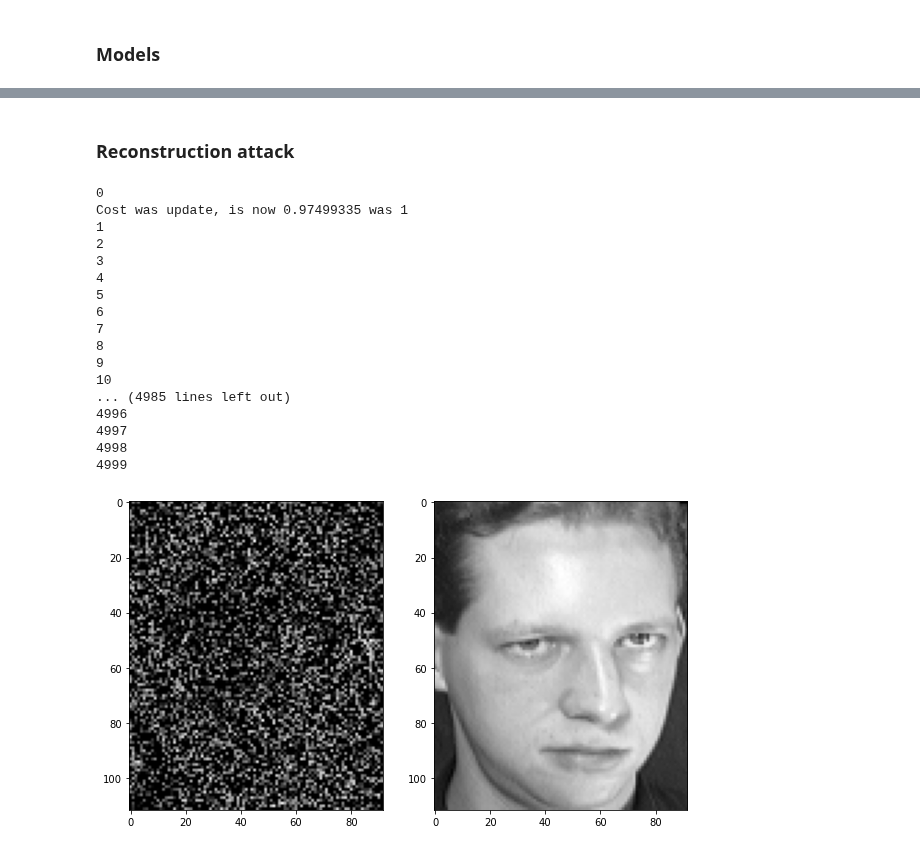
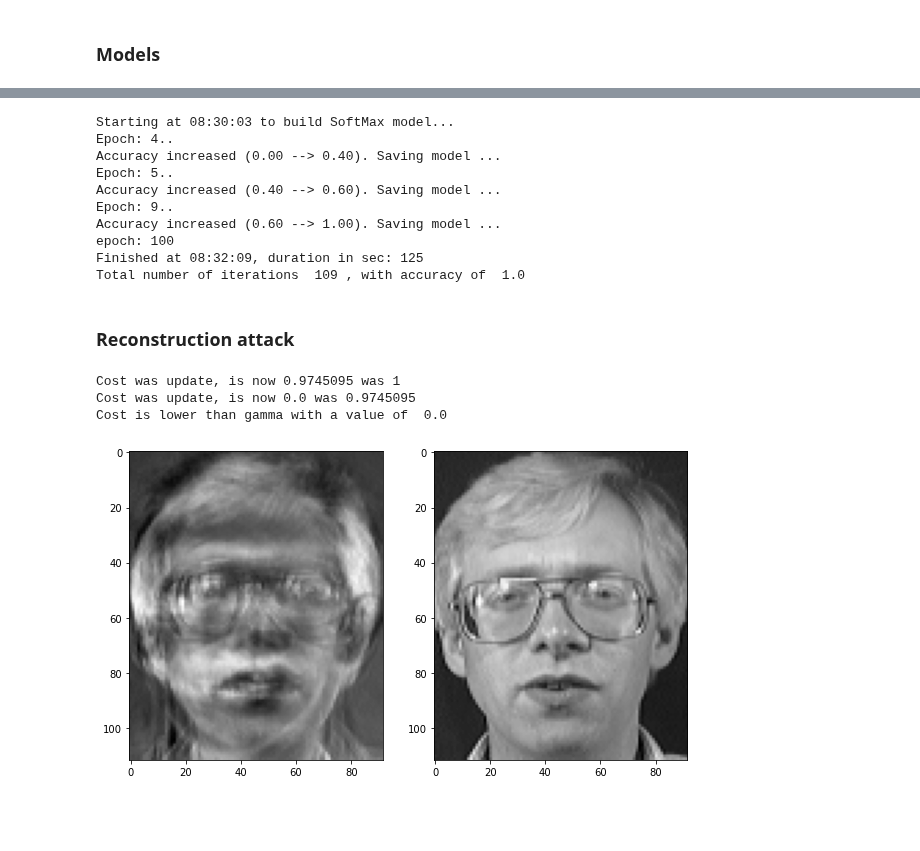
Before and after one commit to omgwenxx/machine_learning, a Jupyter notebook: assignment3/app/inversion_softmax.ipynb, the cells around one changed output, grey strips where cells are left out. Drawn from its saved outputs; the diff is of its cells as text; code cells hidden in the pictures; blank space fills up the shorter version.

Commit message:
added a full invert pipeline for softmax

```diff
--- a/assignment3/app/inversion_softmax.ipynb
+++ b/assignment3/app/inversion_softmax.ipynb
@@ -51,8 +54,7 @@ for c in os.listdir(TEST_DIR):
         test_y[test] = (c_to_i(c))
         test += 1
 
-# This are the images as array with a range of [0,1]
-train_x = np.stack([x.flatten()/255 for x in train_x])
-test_x = np.stack([x.flatten()/255 for x in test_x])
+train_x = np.stack([x.flatten() for x in train_x])
+test_x = np.stack([x.flatten() for x in test_x])
 test_y = np.array(test_y,  dtype=np.int64)
 train_y = np.array(train_y, dtype=np.int64)
@@ -84,16 +84,3 @@ class MLP(torch.nn.Module):
         x = F.sigmoid(self.linear1(x))
         x = F.log_softmax(self.linear2(x), dim=1)
         return x
-# %%
-model = SoftMax()
-
-steps = 400
-criterion = torch.nn.CrossEntropyLoss()
-optimizer = torch.optim.SGD(model.parameters(), lr=0.1)
-
-for i in range(steps):
-    optimizer.zero_grad()
-    y_hat = model(torch.Tensor(train_x))
-    loss = criterion(y_hat, torch.LongTensor(train_y))
-    loss.backward()
-    optimizer.step()
@@ -113,3 +152,16 @@ Accuracy of the network on the 10000 test images: 95 %
+# %%
+softmax = buildModel(SoftMax(), 0.1, True, True)
+# %% [output]
+Starting at 08:30:03 to build SoftMax model...
+Epoch: 4..
+Accuracy increased (0.00 --> 0.40). Saving model ...
+Epoch: 5..
+Accuracy increased (0.40 --> 0.60). Saving model ...
+Epoch: 9..
+Accuracy increased (0.60 --> 1.00). Saving model ...
+epoch: 100
+Finished at 08:32:09, duration in sec: 125
+Total number of iterations  109 , with accuracy of  1.0
 # %% [markdown]
 ### Reconstruction attack
 # %%
@@ -124,7 +176,7 @@ def my_cost(pred):
     cost = torch.ones(pred.shape) - pred
     return cost
 # %%
-def invert(model, img, lr, c, best_cost, best_x, i, beta, gamma):
+def invert(model, img, criterion, optimizer, lr, c, best_cost, best_x, i, beta, gamma):
     img = torch.Tensor(img).view(1, -1)
     if not img.requires_grad:
         img.requires_grad = True
@@ -133,7 +185,7 @@ def invert(model, img, lr, c, best_cost, best_x, i, beta, gamma):
     pred = model(img)
 
     # calculate cost
-    cost = my_cost(pred)
+    cost = my_cost(F.softmax(pred))
     cost = cost.detach().numpy().flatten()[c]
 
     # calculate cost
@@ -144,7 +196,7 @@ def invert(model, img, lr, c, best_cost, best_x, i, beta, gamma):
     np_a = np.array([np.clip(x + np.random.normal(2, 2),0,255) for x in img.detach().numpy()])
 
     if cost < best_cost:
-        print("Cost was update, is now", cost,"was", best_cost)
+        print("Cost was updated, is now", cost,"was", best_cost)
         best_cost = cost
         best_x = img.detach().numpy()
 
@@ -164,38 +216,23 @@ def invert(model, img, lr, c, best_cost, best_x, i, beta, gamma):
 # %%
 c = 's2'
 best_x,best_cost='',1
 img = np.zeros_like(train_x[0])
-pred = model(torch.Tensor(img).view(1, -1))
-stop = False
+criterion = nn.CrossEntropyLoss()
+optimizer = optim.SGD(softmax.parameters(), lr=delta)
 for i in range(alpha):
-    print(i)
-    best_cost, best_x, img, stop = invert(model, img, delta, c_to_i(c), best_cost, best_x, i, beta, gamma)
+    best_cost, best_x, img, stop = invert(softmax, img, criterion, optimizer, delta, c_to_i(c), best_cost, best_x, i, beta, gamma)
     if stop:
         break
 if (c=='s2'):
     fig = plt.figure(figsize=(10, 10))
     ax1 = fig.add_subplot(1,2,1)
     ax1.imshow(best_x.reshape(112, 92), cmap='gray')
     ax2 = fig.add_subplot(1,2,2)
     ax2.imshow(test_x[c_to_i(c)*3].reshape(112, 92), cmap='gray')
     plt.savefig(f'./data/results/class_{c}.png')
     plt.show()
 # %% [output]
-0
-Cost was update, is now 0.97499335 was 1
-1
-2
-3
-4
-5
-6
-7
-8
-9
-10
-... (4985 lines left out)
-4996
-4997
-4998
-4999
+Cost was update, is now 0.9745095 was 1
+Cost was update, is now 0.0 was 0.9745095
+Cost is lower than gamma with a value of  0.0
-[figure, old version]
+[figure, new version]
```
Also changed, not shown: parts of 5 cells of this notebook, 1 other file.
